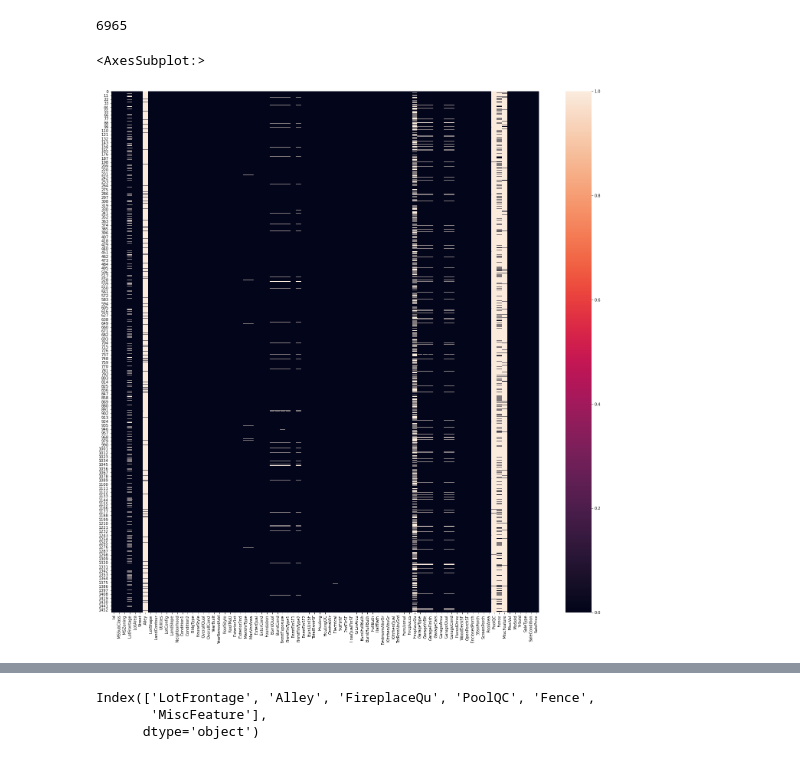
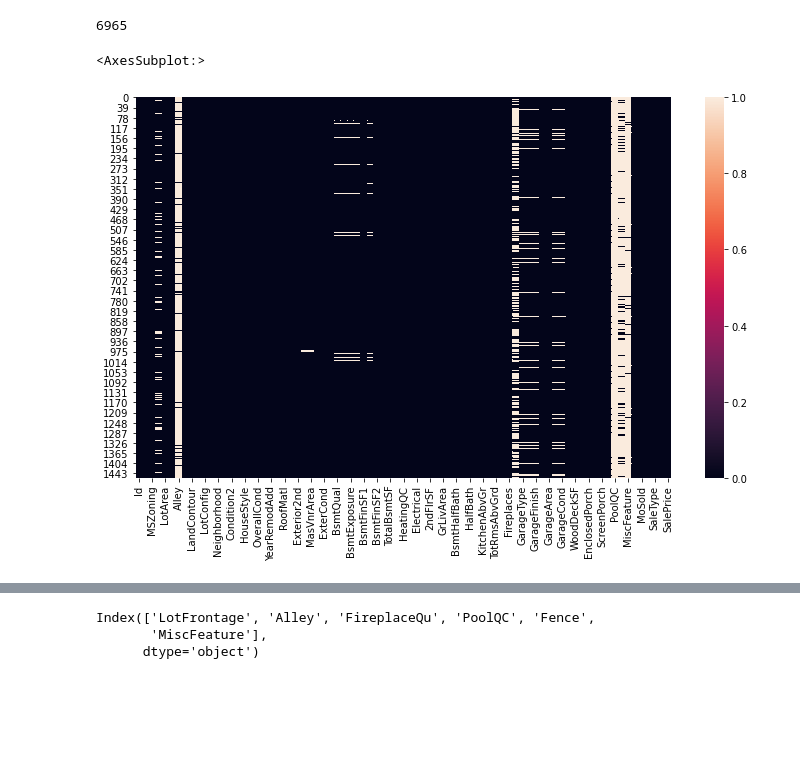
Before and after one commit to Azeemaj101/Machine-Learning, a Jupyter notebook: House_Prices_Clean_DataSet.ipynb, the cells around one changed output, grey strips where cells are left out. Saved outputs shown, nothing was run; the diff lists cells and outputs as text; code cells hidden in the pictures; blank space fills up the shorter version.

```diff
--- a/House_Prices_Clean_DataSet.ipynb
+++ b/House_Prices_Clean_DataSet.ipynb
@@ -90,11 +90,11 @@ df.isnull().sum().sum()
 # %% [output]
 6965
 # %%
-plt.figure(figsize=(25,25))
+plt.figure(figsize=(12,7))
 sns.heatmap(df.isnull())
 # %% [output]
 <AxesSubplot:>
-[figure, old version]
+[figure, new version]
 # %%
 null_var = df.isnull().sum()/df.shape[0]*100
 null_var
```
Also changed, not shown: parts of 2 cells of this notebook, 13 other files.
